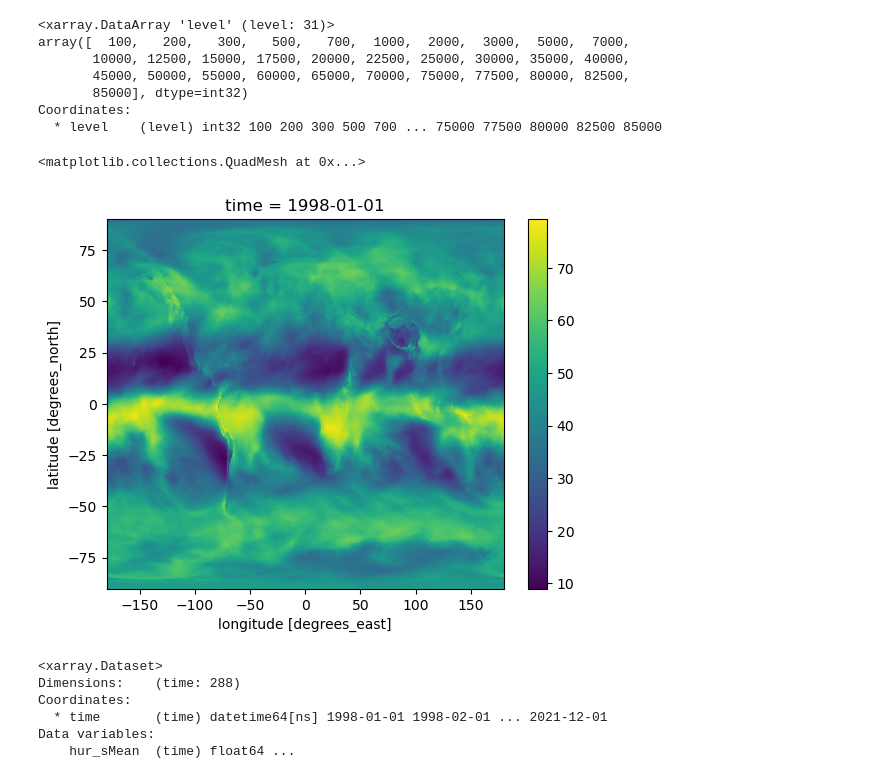
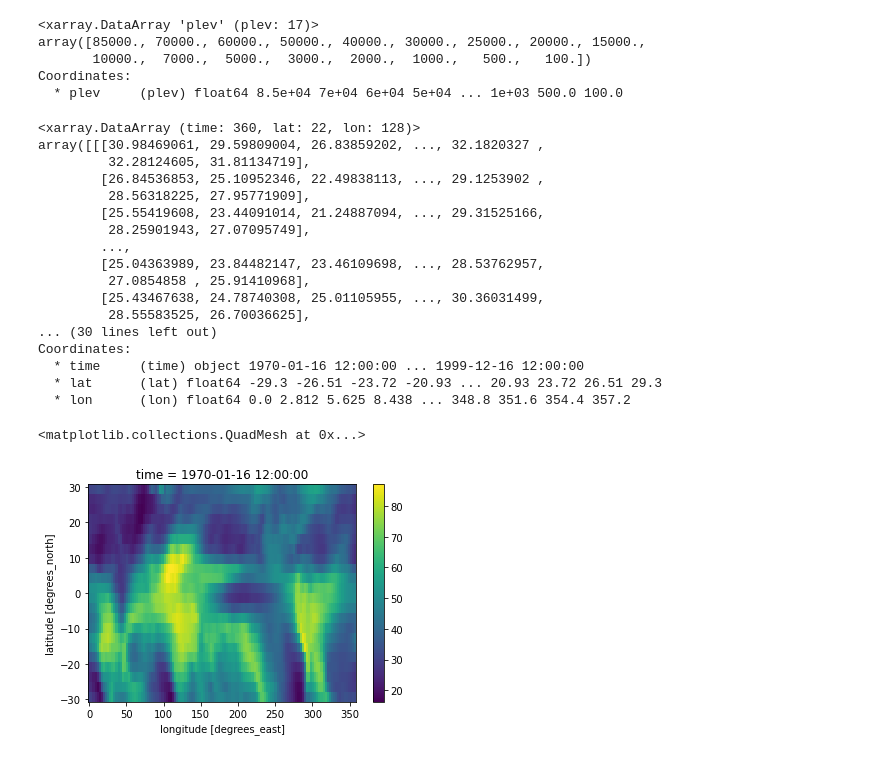
Before and after one commit to PBlackberg/phd, a Jupyter notebook: test.ipynb, the cells around one changed output. Saved outputs shown, nothing was run; the diff lists cells and outputs as text; code cells hidden in the pictures.

Commit message:
plots

```diff
--- a/test.ipynb
+++ b/test.ipynb
@@ -60,0 +13,3 @@ rh['level'] = rh['level']*100
+# %%
+da = xr.open_dataset('/Users/cbla0002/Documents/data/hur/sample_data/cmip6/TaiESM1_hur_monthly_historical_regridded.nc')['hur']
+da
@@ -61,32 +39,39 @@ rh['level'] = rh['level']*100
+# %%
+def calc_vertical_mean(da):
+    da = da.sel(plev=slice(850e2, 0)) # free troposphere (most values at 1000 hPa over land are NaN)
+    return (da * da['plev']).sum(dim='plev') / da['plev'].sum(dim='plev')
 # %%
-section = rh.sel(level = slice(0,850e2))
-section.level
+section = da.sel(plev = slice(850e2,0))
+section.plev
 # %% [output]
-<xarray.DataArray 'level' (level: 31)>
-array([  100,   200,   300,   500,   700,  1000,  2000,  3000,  5000,  7000,
-       10000, 12500, 15000, 17500, 20000, 22500, 25000, 30000, 35000, 40000,
-       45000, 50000, 55000, 60000, 65000, 70000, 75000, 77500, 80000, 82500,
-       85000], dtype=int32)
+<xarray.DataArray 'plev' (plev: 17)>
+array([85000., 70000., 60000., 50000., 40000., 30000., 25000., 20000., 15000.,
+       10000.,  7000.,  5000.,  3000.,  2000.,  1000.,   500.,   100.])
 Coordinates:
-  * level    (level) int32 100 200 300 500 700 ... 75000 77500 80000 82500 85000
+  * plev     (plev) float64 8.5e+04 7e+04 6e+04 5e+04 ... 1e+03 500.0 100.0
-# %%
-def calc_vertical_mean(da):
-    da = da.sel(level=slice(0,850e2)) # free troposphere (most values at 1000 hPa over land are NaN)
-    return (da * da['level']).sum(dim='level') / da['level'].sum(dim='level')
 # %%
-vMean = calc_vertical_mean(rh)
+vMean = calc_vertical_mean(da)
+vMean
+# %% [output]
+<xarray.DataArray (time: 360, lat: 22, lon: 128)>
+array([[[30.98469061, 29.59809004, 26.83859202, ..., 32.1820327 ,
+         32.28124605, 31.81134719],
+        [26.84536853, 25.10952346, 22.49838113, ..., 29.1253902 ,
+         28.56318225, 27.95771909],
+        [25.55419608, 23.44091014, 21.24887094, ..., 29.31525166,
+         28.25901943, 27.07095749],
+        ...,
+        [25.04363989, 23.84482147, 23.46109698, ..., 28.53762957,
+         27.0854858 , 25.91410968],
+        [25.43467638, 24.78740308, 25.01105955, ..., 30.36031499,
+         28.55583525, 26.70036625],
+... (30 lines left out)
+Coordinates:
+  * time     (time) object 1970-01-16 12:00:00 ... 1999-12-16 12:00:00
+  * lat      (lat) float64 -29.3 -26.51 -23.72 -20.93 ... 20.93 23.72 26.51 29.3
+  * lon      (lon) float64 0.0 2.812 5.625 8.438 ... 348.8 351.6 354.4 357.2
 # %%
-vMean.plot()
+vMean.isel(time=0).plot()
 # %% [output]
 <matplotlib.collections.QuadMesh at 0x...>
-[figure, old version]
+[figure, new version]
-# %%
-a = xr.open_dataset('/g/data/k10/cb4968/data/hur/metrics/hur_sMean/obs/ERA5_hur_sMean_monthly_regridded.nc')
-a
-# %% [output]
-<xarray.Dataset>
-Dimensions:    (time: 288)
-Coordinates:
-  * time       (time) datetime64[ns] 1998-01-01 1998-02-01 ... 2021-12-01
-Data variables:
-    hur_sMean  (time) float64 ...
```
Also changed, not shown: parts of 17 cells of this notebook, 10 other files.
